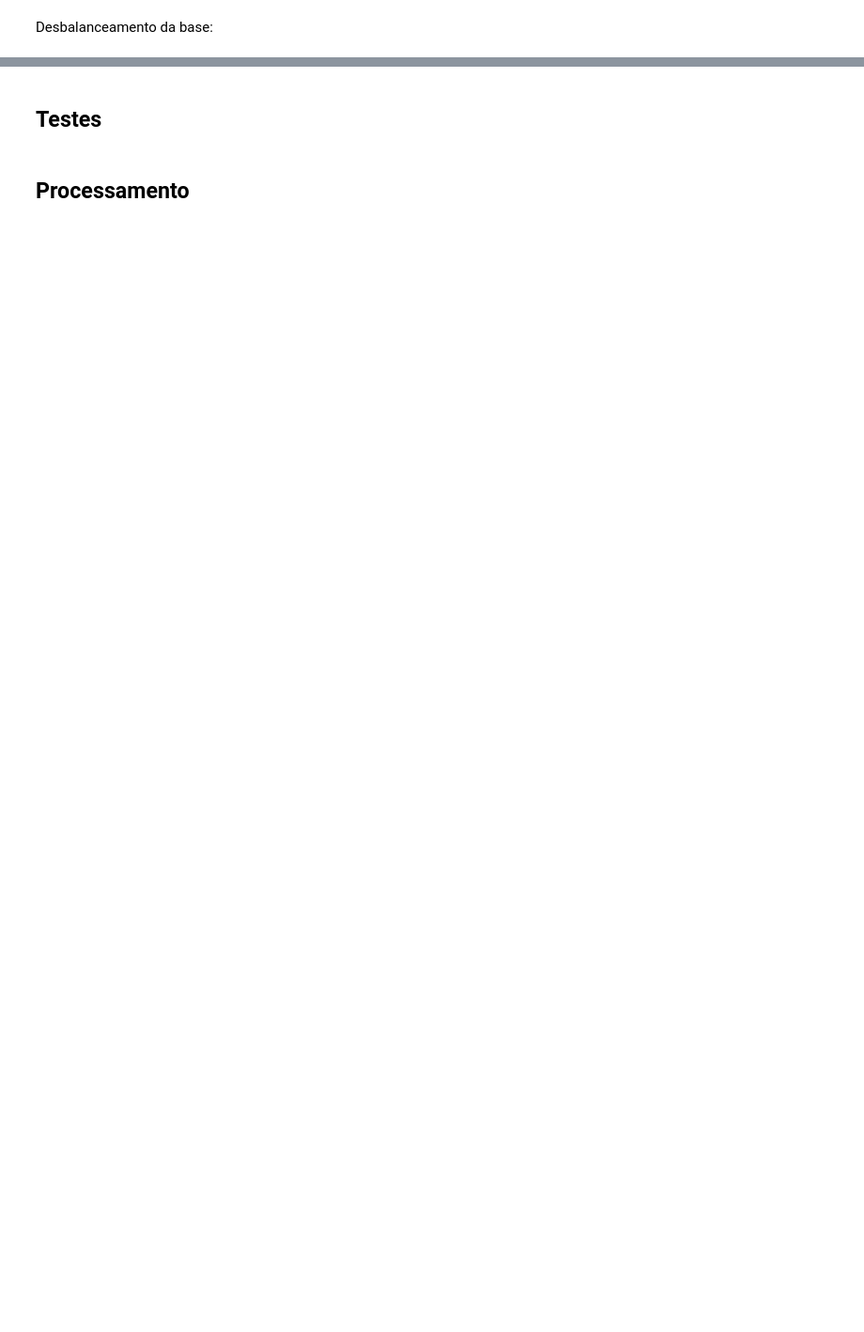
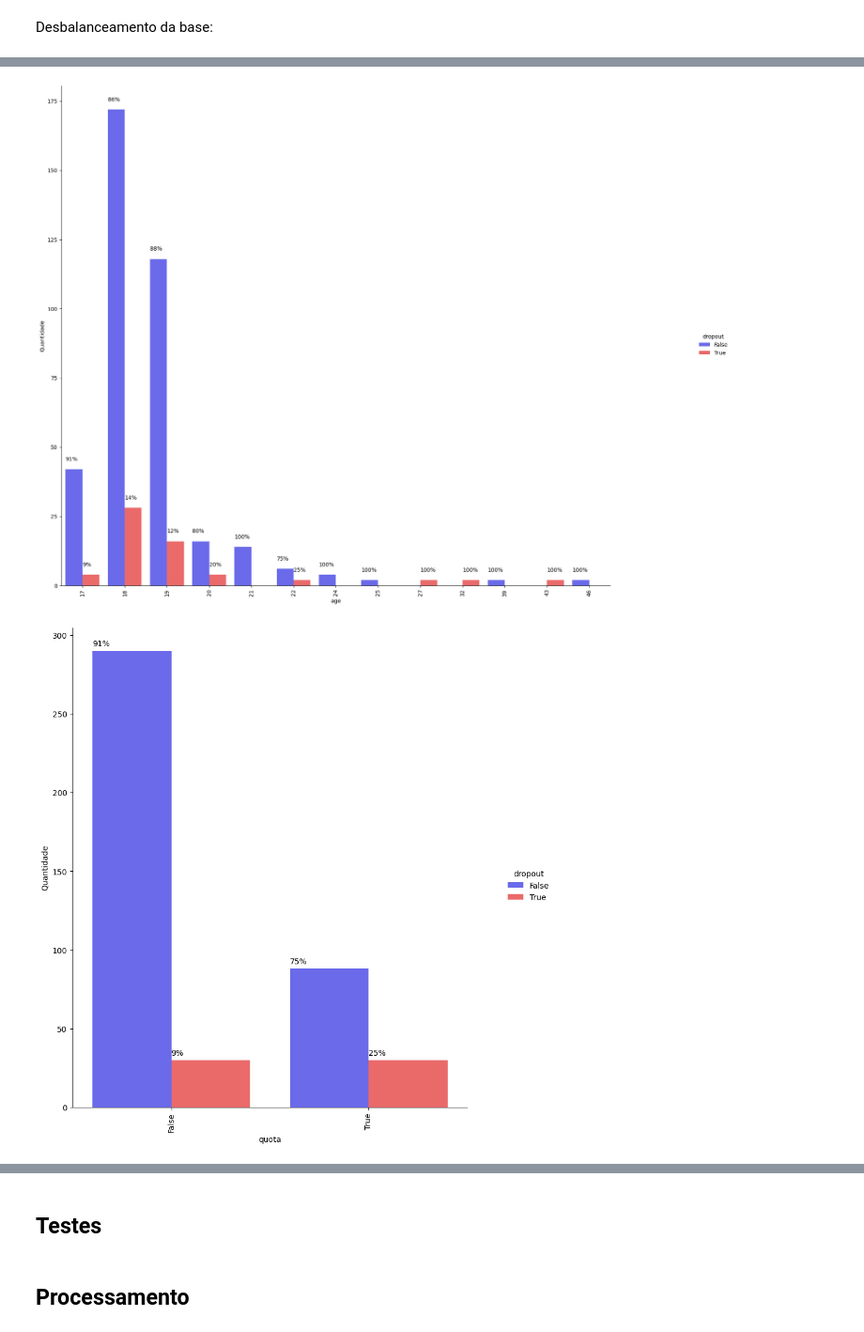
Before and after one commit to gnramos/trj-academica, a Jupyter notebook: pipeline/main.ipynb, the cells around one changed output, grey strips where cells are left out. Shown: that part at 94% size. Drawn from its saved outputs; the diff is of its cells as text; code cells hidden in the pictures; blank space fills up the shorter version.

```diff
--- a/pipeline/main.ipynb
+++ b/pipeline/main.ipynb
@@ -30,19 +32,20 @@ importlib.reload(process)
 # %%
 # SIGRA_BEFORE_2004 = '../data/new/sigra_ate_2004.csv'
 # SIGRA = '../data/new/sigra_a_partir_de_2005.csv'
-# SIGAA     = '../data/new/sigaa.csv'
+SIGAA     = '../data/new/sigaa.csv'
 
 # data_sigra_before_2004 = pd.read_csv(SIGRA_BEFORE_2004, sep=';', low_memory=False)
 # data_sigra = pd.read_csv(SIGRA, sep=';', low_memory=False)
-# data_sigaa = pd.read_csv(SIGAA, sep=';', low_memory=False)
+data_sigaa = pd.read_csv(SIGAA, sep=';', low_memory=False)
 
 # data_sigra_before_2004 = pre_process.map_columns(data_sigra_before_2004)
 # data_sigra = pre_process.map_columns(data_sigra)
-# data_sigaa = pre_process.map_columns(data_sigaa)
+data_sigaa = pre_process.map_columns(data_sigaa)
 
-# data_pre = pd.concat([data_sigaa, data_sigra, data_sigra_before_2004])
+data_pre = pd.concat([data_sigaa])
 # %%
-OLD = '../data/old/ie_data.csv'
-data_pre = pd.read_csv(OLD, sep=';', low_memory=False)
+# OLD = '../data/old/ie_data.csv'
+# data_pre = pd.read_csv(OLD, sep=';', low_memory=False)
+# data_pre.shape
 # %% [markdown]
 ## Pré-Processamento
@@ -100,14 +153,14 @@ for course in keys:
     attrs = attrs_course[course]
 
     # Process subjects
-    # data = pre_process.add_semester_prefix(data)
-    # data = pre_process.subjects(data, attrs, horizon, credits_dict)
+    data = pre_process.add_semester_prefix(data)
+    data = pre_process.subjects(data, attrs, horizon, credits_dict)
 
-    # data = pre_process.remove_anomalies(data)
+    data = pre_process.remove_anomalies(data)
 
     # Process CEP, it needs to be processed before drop_duplicates, or it takes too long to process.
-    data = data[attrs+['cep', 'aluno']].drop_duplicates()
-    data = pre_process.cep(data, attrs)
+    # data = data[attrs+['cep', 'aluno']].drop_duplicates()
+    # data = pre_process.cep(data, attrs)
 
     data_course[course] = data.copy()
 # %% [output]
@@ -156,9 +248,15 @@ Name: dropout, dtype: int64
 # %%
-# import importlib
-# importlib.reload(utils)
-# utils.double_bar_graph(data_course['all'], 'age', 'dropout', size=(15, 20))
-# utils.double_bar_graph(data_course['all'], 'quota', 'dropout')
-# utils.double_bar_graph(data_course['all'], 'public_school', 'dropout')
-# utils.double_bar_graph(data_course['all'], 'entry', 'dropout')
-# utils.double_bar_graph(data_course['all'], '2_total_credits', 'dropout', ratio=False, size=(10, 13))
-# utils.double_bar_graph(data_course['all'], '1_algoritmos_e_programacao_de_computadores', 'dropout', size=(10, 13))
+import importlib
+importlib.reload(utils)
+utils.double_bar_graph(data_course['all'], 'age', 'dropout', size=(15, 20))
+utils.double_bar_graph(data_course['all'], 'quota', 'dropout')
+utils.double_bar_graph(data_course['all'], 'public_school', 'dropout')
+utils.double_bar_graph(data_course['all'], 'entry_outro', 'dropout')
+utils.double_bar_graph(data_course['all'], 'entry_programa_de_avaliação_seriada', 'dropout')
+utils.double_bar_graph(data_course['all'], 'entry_sisu-sistema_de_seleção_unificada', 'dropout')
+utils.double_bar_graph(data_course['all'], 'entry_vestibular', 'dropout')
+utils.double_bar_graph(data_course['all'], '2_total_credits', 'dropout', ratio=False, size=(10, 13))
+utils.double_bar_graph(data_course['all'], '1_algoritmos_e_programacao_de_computadores', 'dropout', size=(10, 13))
+# %% [output]
+[figure, added]
+[figure, added]
```
Also changed, not shown: parts of 15 cells of this notebook, 18 other files.
